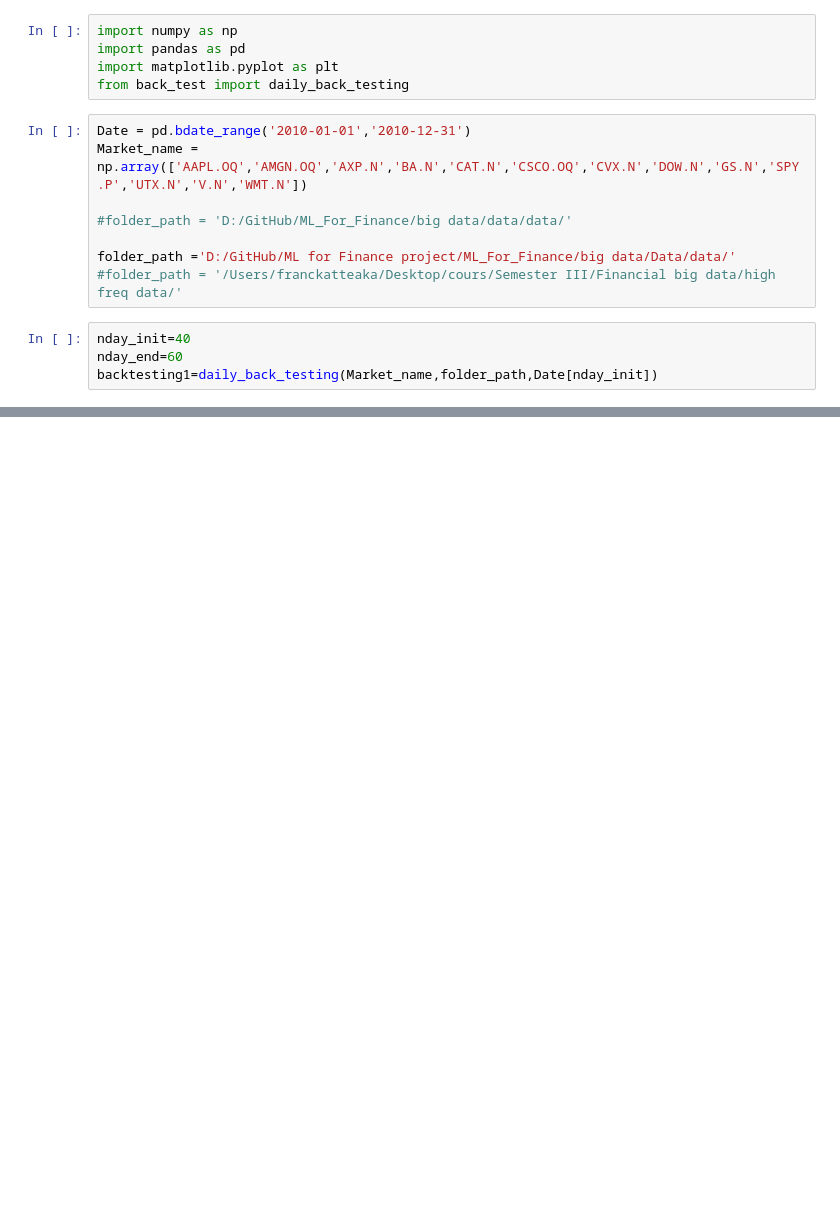
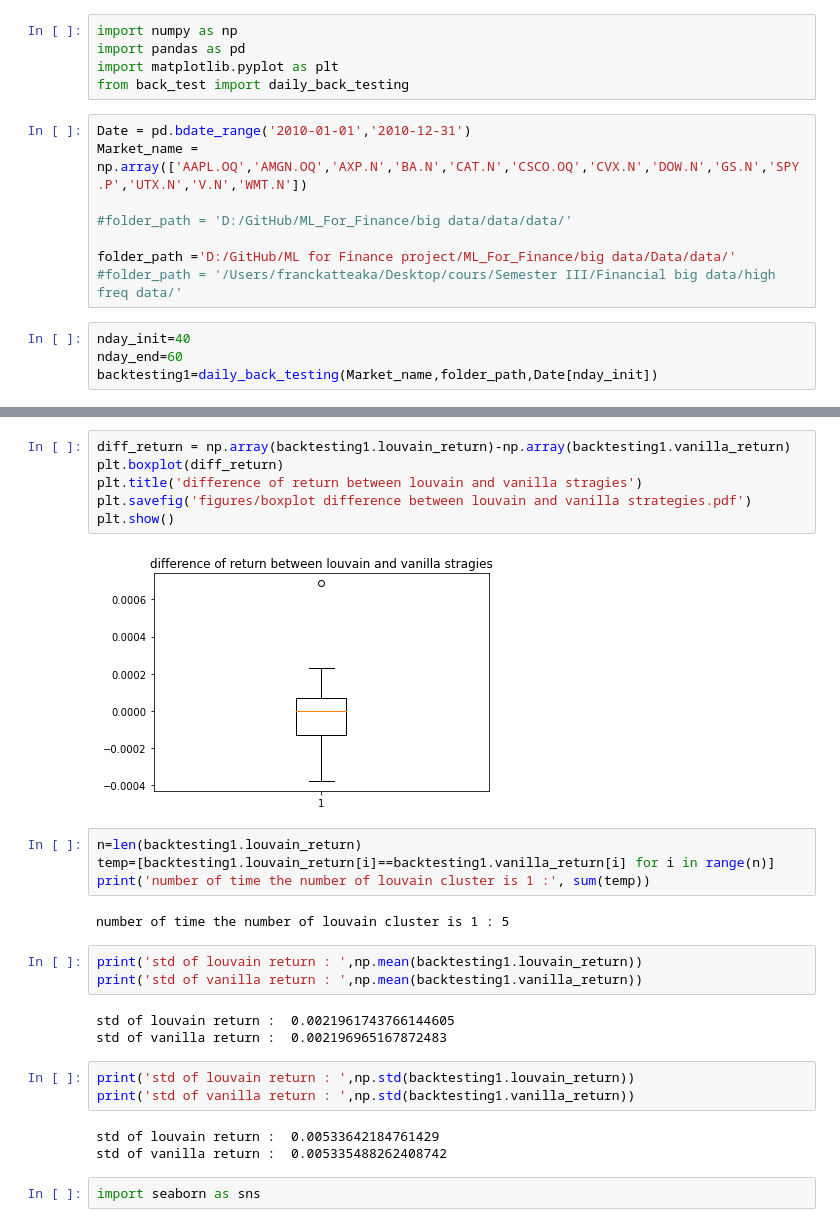
Before and after one commit to franckatte/ML_For_Finance, a Jupyter notebook: big data/Code/main.ipynb, the cells around one changed output, grey strips where cells are left out. Drawn from its saved outputs; the diff is of its cells as text; blank space fills up the shorter version.

```diff
--- a/big data/Code/main.ipynb
+++ b/big data/Code/main.ipynb
@@ -104,0 +171,28 @@ backtesting1.vanilla_return
+# %%
+diff_return = np.array(backtesting1.louvain_return)-np.array(backtesting1.vanilla_return)
+plt.boxplot(diff_return)
+plt.title('difference of return between louvain and vanilla stragies')
+plt.savefig('figures/boxplot difference between louvain and vanilla strategies.pdf')
+plt.show()
+# %% [output]
+[figure, added]
+# %%
+n=len(backtesting1.louvain_return)
+temp=[backtesting1.louvain_return[i]==backtesting1.vanilla_return[i] for i in range(n)]
+print('number of time the number of louvain cluster is 1 :', sum(temp))
+# %% [output]
+number of time the number of louvain cluster is 1 : 5
+# %%
+print('std of louvain return : ',np.mean(backtesting1.louvain_return))
+print('std of vanilla return : ',np.mean(backtesting1.vanilla_return))
+# %% [output]
+std of louvain return :  0.0021961743766144605
+std of vanilla return :  0.002196965167872483
+# %%
+print('std of louvain return : ',np.std(backtesting1.louvain_return))
+print('std of vanilla return : ',np.std(backtesting1.vanilla_return))
+# %% [output]
+std of louvain return :  0.00533642184761429
+std of vanilla return :  0.005335488262408742
+# %%
+import seaborn as sns
```
Also changed, not shown: parts of 23 cells of this notebook.
